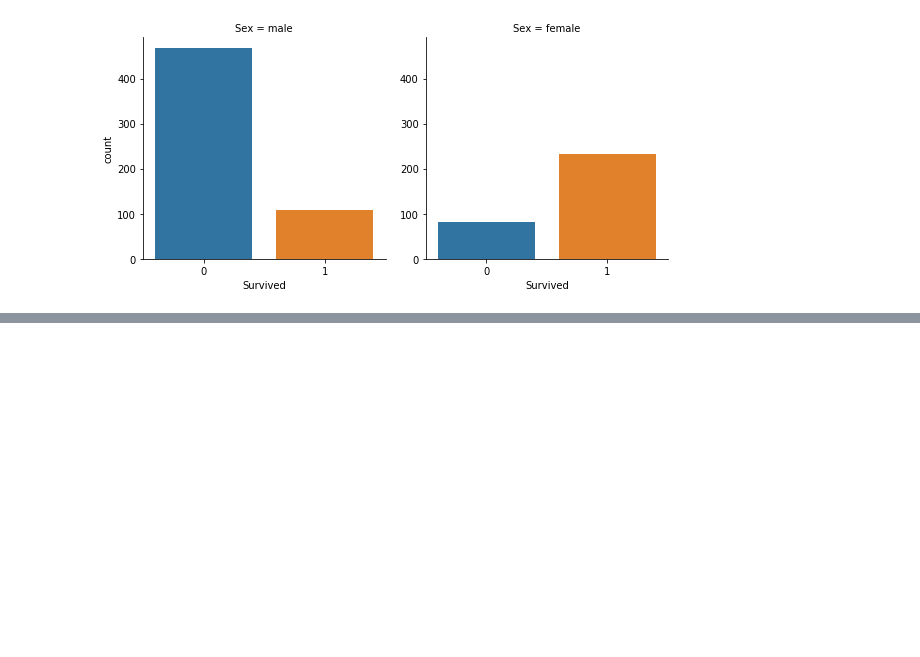
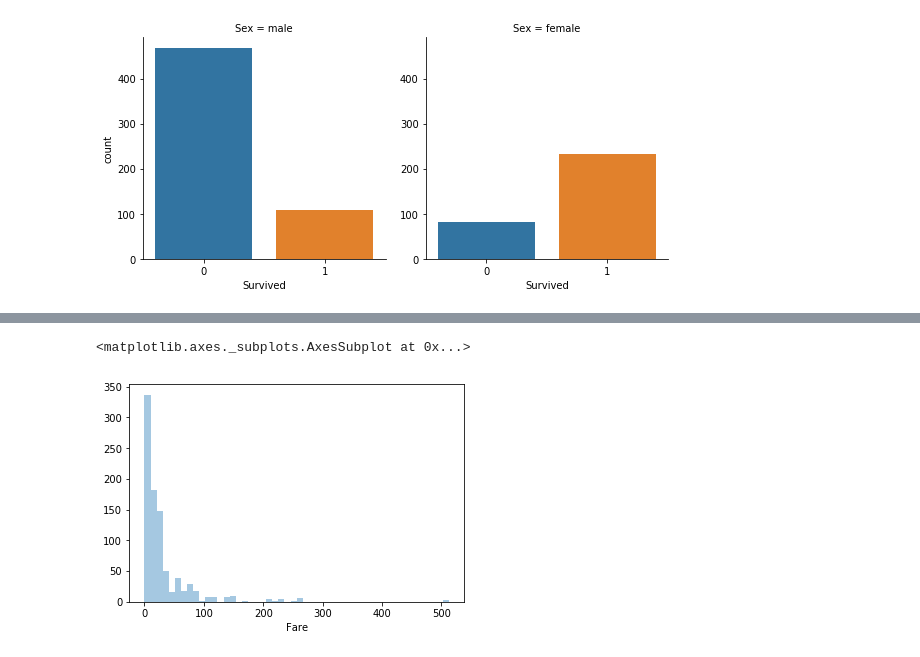
Before and after one commit to gr4vytr0n/titanic, a Jupyter notebook: exploratory_data_analysis.ipynb, the cells around one changed output, grey strips where cells are left out. Drawn from its saved outputs; the diff is of its cells as text; code cells hidden in the pictures; blank space fills up the shorter version.

```diff
--- a/exploratory_data_analysis.ipynb
+++ b/exploratory_data_analysis.ipynb
@@ -124,0 +163,6 @@ sns.factorplot(x='Survived', col='Sex', kind='count', data=train_df)
+# %%
+# plot histogram of Fare feature
+sns.distplot(train_df.Fare, kde=False)
+# %% [output]
+<matplotlib.axes._subplots.AxesSubplot at 0x...>
+[figure, added]
```
Also changed, not shown: parts of 21 cells of this notebook, 1 other file.
